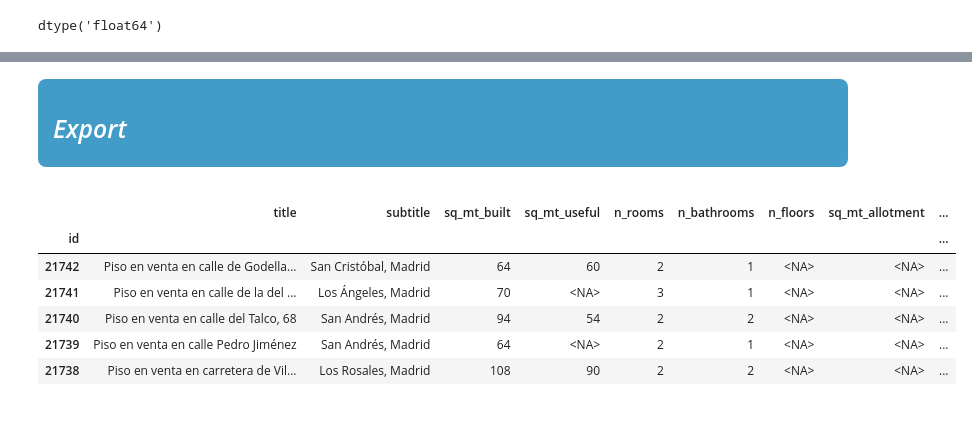
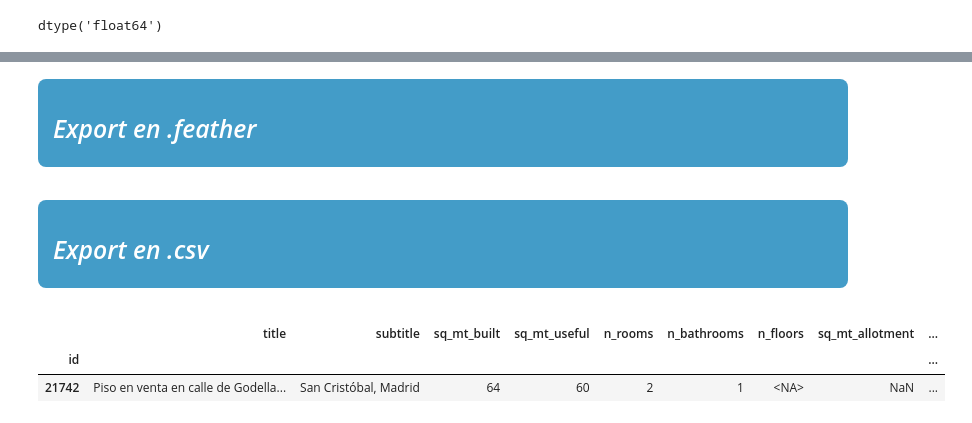
Before and after one commit to bruno-coulet/apartment-hunter, a Jupyter notebook: cleaning.ipynb, the cells around one changed output, grey strips where cells are left out. Saved outputs shown, nothing was run; the diff lists cells and outputs as text; code cells hidden in the pictures.

```diff
--- a/cleaning.ipynb
+++ b/cleaning.ipynb
@@ -138,0 +138,4 @@ df.head()
+# %%
+for col in unique_value_cols:
+    delete(col)
+df.shape
@@ -187,0 +262,14 @@ binary_cols = df.columns[df.nunique(dropna=False)==1].tolist()
+# %%
+true_nan_cols = [ 'has_pool',
+                'has_terrace',
+                'has_garden',
+                'has_balcony',
+                'has_storage_room',
+                'has_ac',
+                'has_fitted_wardrobes',
+                'is_accessible',
+                'has_green_zones',
+            ]
+for col in true_nan_cols:
+    # Tout ce qui est True devient 1, tout le reste (NaN, None, '', False, etc.) devient 0
+    df[col] = df[col].apply(lambda x: 1 if x is True else 0).astype('UInt8')
@@ -187,0 +288,6 @@ binary_cols = df.columns[df.nunique(dropna=False)==1].tolist()
+# %%
+boolean_cols = ['is_exact_address_hidden', 'has_parking']
+
+for col in boolean_cols:
+    # True -> 1, False -> 0, NaN reste NaN
+    df[col] = df[col].map({True: 1, False: 0}).astype('UInt8')
@@ -188,9 +305,18 @@ binary_cols = df.columns[df.nunique(dropna=False)==1].tolist()
 # %%
-binary_cols = ['has_pool', 'has_terrace', 'has_garden', 'has_balcony', 'has_storage_room', 'has_ac', 'has_fitted_wardrobes']
+true_false_nan_cols = [ 'is_orientation_east',
+                'is_orientation_west',
+                'is_orientation_south',
+                'is_orientation_north'
+            ]
 
-for col in binary_cols:
+for col in true_false_nan_cols :
     # convertit d'abord en booléen nullable, puis remplace NaN par False, puis UInt8
-    df[col] = df[col].astype('boolean').fillna(False).astype('UInt8')
+    # df[col] = df[col].astype('boolean').fillna(False).astype('UInt8')
+
+    # Convertir directement True/False/<NA> en 1/0/<NA> avec astype('UInt8')
+    # df[col] = df[col].map({True: 1, False: 0, pd.NA: pd.NA}).astype('UInt8')
+        # Conversion : True -> 1, False -> 0, NaN/None/... -> <NA>
+    df[col] = df[col].map({True: 1, False: 0}).astype('UInt8')
 # %% [markdown]
 <div style="
     background-color: #439cc8;
@@ -200,7 +326,18 @@ for col in binary_cols:
     padding: 10px 15px;
     margin-bottom: 15px;
     border-radius: 8px;">
-    <h2>Export</h2>
+    <h2>Export en .feather</h2>
 </div>
 # %%
 df.to_feather(r'data/houses_madrid.feather')
+# %% [markdown]
+<div style="
+    background-color: #439cc8;
+    color: white;
+    font-size: 16px;
+    font-style: italic;
+    padding: 10px 15px;
+    margin-bottom: 15px;
+    border-radius: 8px;">
+    <h2>Export en .csv</h2>
+</div>
@@ -207,13 +346,9 @@ df.to_feather(r'data/houses_madrid.feather')
 # %%
-df.head()
+df.head(1)
 # %% [output]
 |  | title | subtitle | sq_mt_built | sq_mt_useful | n_rooms | n_bathrooms | n_floors | sq_mt_allotment | ... |
 | id |  |  |  |  |  |  |  |  | ... |
-| 21742 | Piso en venta en calle de Godella... | San Cristóbal, Madrid | 64 | 60 | 2 | 1 | <NA> | <NA> | ... |
-| 21741 | Piso en venta en calle de la del ... | Los Ángeles, Madrid | 70 | <NA> | 3 | 1 | <NA> | <NA> | ... |
-| 21740 | Piso en venta en calle del Talco, 68 | San Andrés, Madrid | 94 | 54 | 2 | 2 | <NA> | <NA> | ... |
-| 21739 | Piso en venta en calle Pedro Jiménez | San Andrés, Madrid | 64 | <NA> | 2 | 1 | <NA> | <NA> | ... |
-| 21738 | Piso en venta en carretera de Vil... | Los Rosales, Madrid | 108 | 90 | 2 | 2 | <NA> | <NA> | ... |
+| 21742 | Piso en venta en calle de Godella... | San Cristóbal, Madrid | 64 | 60 | 2 | 1 | <NA> | NaN | ... |
 # %%
 df.shape
 # %% [output]
```
Also changed, not shown: parts of 30 cells of this notebook, 4 other files.
